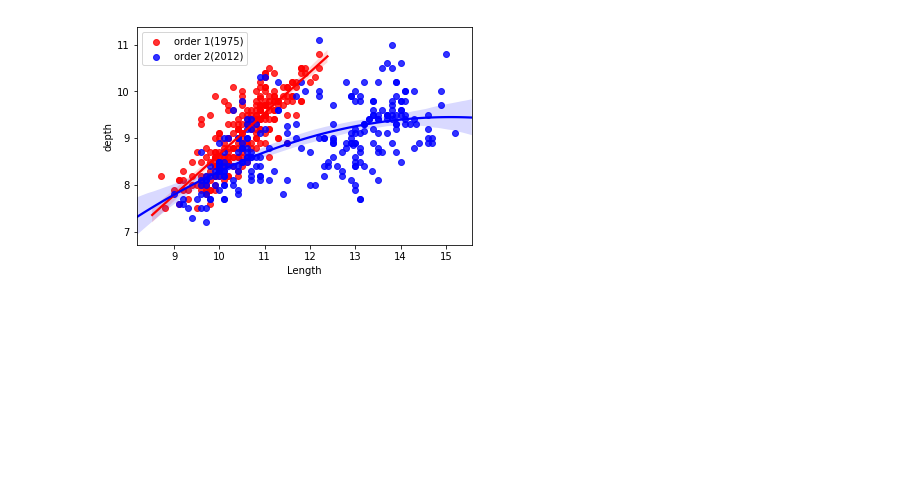
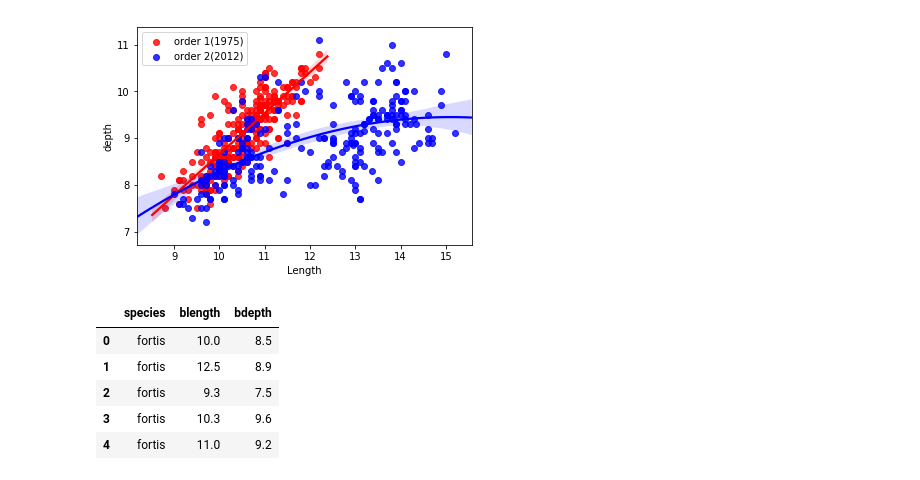
Before and after one commit to raghav786/Data-Science, a Jupyter notebook: statistics python.ipynb, the cells around one changed output. Drawn from its saved outputs; the diff is of its cells as text; code cells hidden in the pictures; blank space fills up the shorter version.

```diff
--- a/statistics python.ipynb
+++ b/statistics python.ipynb
@@ -153,3 +154,14 @@ plt.legend()
 plt.show()
 # %% [output]
 [figure]
+# %%
+dataframe=pd.read_csv('2012.csv',engine='python',usecols=[1,2,3])
+# %%
+dataframe.head()
+# %% [output]
+|  | species | blength | bdepth |
+| 0 | fortis | 10.0 | 8.5 |
+| 1 | fortis | 12.5 | 8.9 |
+| 2 | fortis | 9.3 | 7.5 |
+| 3 | fortis | 10.3 | 9.6 |
+| 4 | fortis | 11.0 | 9.2 |
```
Also changed, not shown: parts of 29 cells of this notebook.
